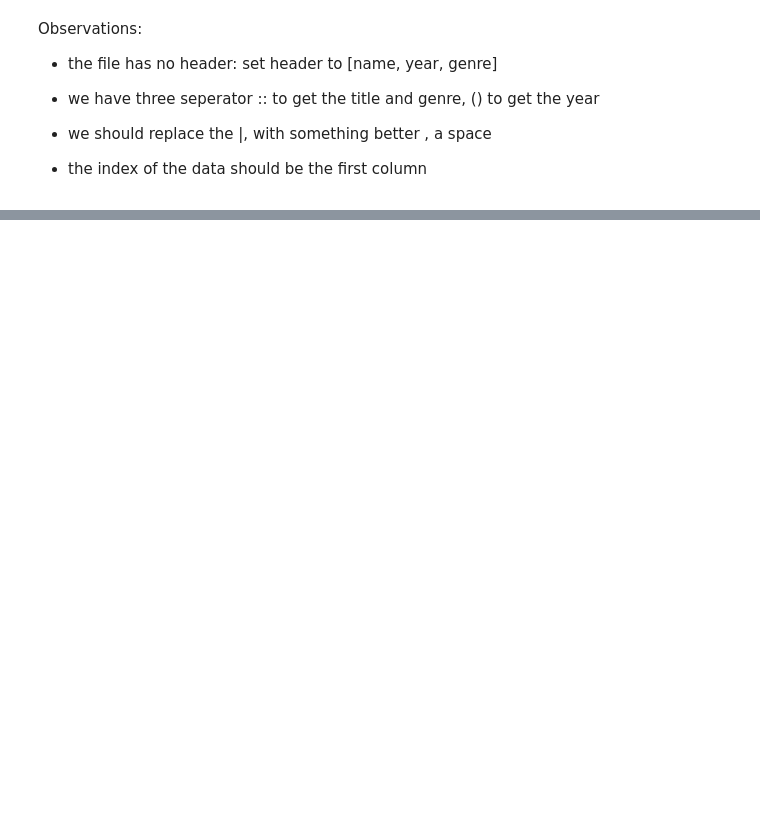
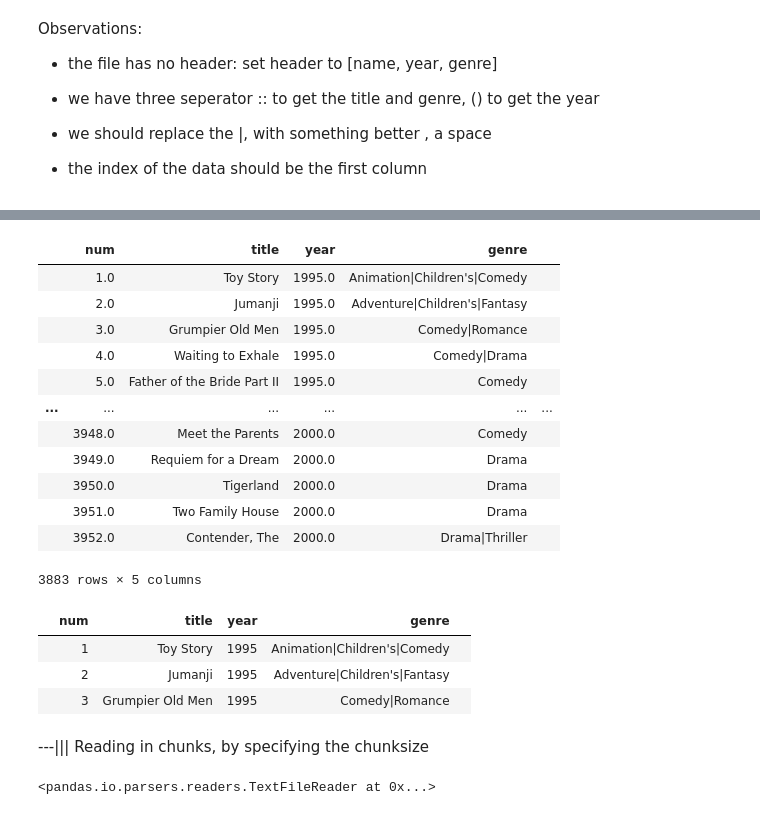
Before and after one commit to morayo0x/data_analysis, a Jupyter notebook: lib/pandas.ipynb, the cells around one changed output, grey strips where cells are left out. Saved outputs shown, nothing was run; the diff lists cells and outputs as text; code cells hidden in the pictures; blank space fills up the shorter version.

Commit message:
reading of files in large chunks and small chunks

```diff
--- a/lib/pandas.ipynb
+++ b/lib/pandas.ipynb
@@ -820,0 +887,74 @@ df.head()
+# %%
+# set the display more compact
+
+pd.options.display.max_rows = 10
+# %%
+file_path = "../datasets/pydata_datasets/movielens/movies.dat"
+
+df = pd.read_table(
+    file_path,
+    header=None,
+    names=['num', "title", "year", "genre", ''],
+    sep='(\d+)::([^:]+)\s\((\d+)\)::(.*)',
+    engine='python',
+    keep_default_na=False,
+)
+
+df
+# %% [output]
+|  | num | title | year | genre |  |
+|  | 1.0 | Toy Story | 1995.0 | Animation|Children's|Comedy |  |
+|  | 2.0 | Jumanji | 1995.0 | Adventure|Children's|Fantasy |  |
+|  | 3.0 | Grumpier Old Men | 1995.0 | Comedy|Romance |  |
+|  | 4.0 | Waiting to Exhale | 1995.0 | Comedy|Drama |  |
+|  | 5.0 | Father of the Bride Part II | 1995.0 | Comedy |  |
+| ... | ... | ... | ... | ... | ... |
+|  | 3948.0 | Meet the Parents | 2000.0 | Comedy |  |
+|  | 3949.0 | Requiem for a Dream | 2000.0 | Drama |  |
+|  | 3950.0 | Tigerland | 2000.0 | Drama |  |
+|  | 3951.0 | Two Family House | 2000.0 | Drama |  |
+|  | 3952.0 | Contender, The | 2000.0 | Drama|Thriller |  |
+3883 rows × 5 columns
+# %%
+# instead of reading the entire file, we could specify the number of rows
+
+file_path = "../datasets/pydata_datasets/movielens/movies.dat"
+
+df = pd.read_table(
+    file_path,
+    header=None,
+    names=['num', "title", "year", "genre", ''],
+    sep='(\d+)::([^:]+)\s\((\d+)\)::(.*)',
+    engine='python',
+    keep_default_na=False,
+    nrows=3
+)
+
+df
+# %% [output]
+|  | num | title | year | genre |  |
+|  | 1 | Toy Story | 1995 | Animation|Children's|Comedy |  |
+|  | 2 | Jumanji | 1995 | Adventure|Children's|Fantasy |  |
+|  | 3 | Grumpier Old Men | 1995 | Comedy|Romance |  |
+# %% [markdown]
+
+---|||
+Reading in chunks, by specifying the chunksize
+# %%
+file_path = "../datasets/pydata_datasets/movielens/movies.dat"
+
+# specify the chunksize to get an iterator
+
+chunk = pd.read_table(
+    file_path,
+    header=None,
+    names=['num', "title", "year", "genre", ''],
+    sep='(\d+)::([^:]+)\s\((\d+)\)::(.*)',
+    engine='python',
+    keep_default_na=False,
+    chunksize=20
+)
+
+chunk
+# %% [output]
+<pandas.io.parsers.readers.TextFileReader at 0x...>
```
Also changed, not shown: parts of 16 cells of this notebook.
